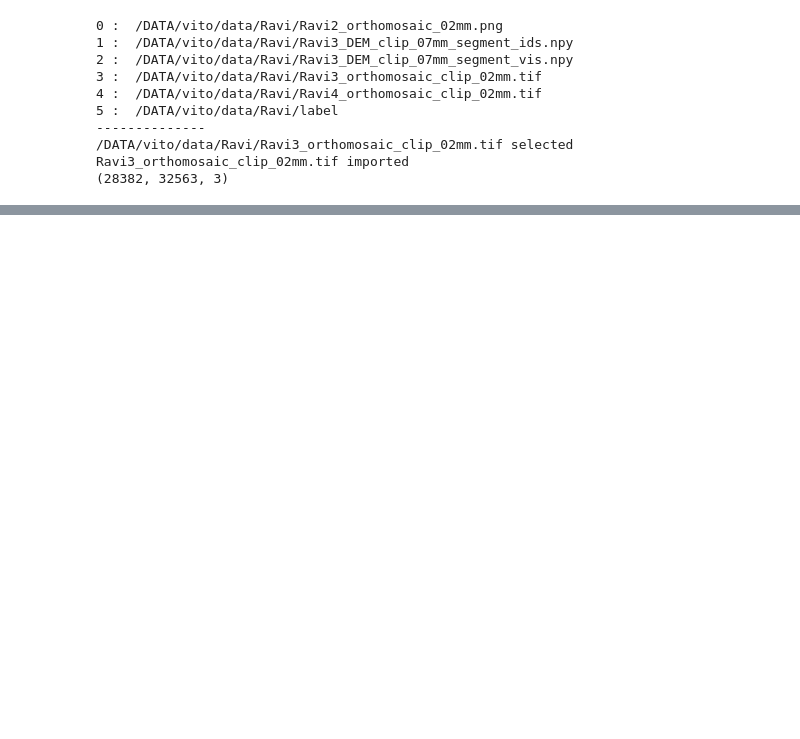
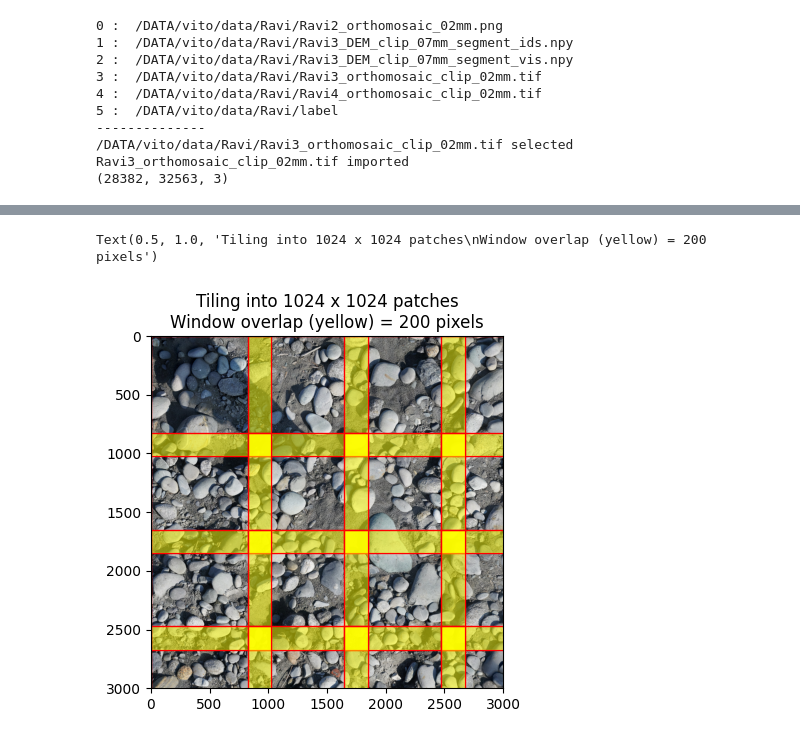
Before and after one commit to UP-RS-ESP/OrthoSAM, a Jupyter notebook: code/para_helper.ipynb, the cells around one changed output, grey strips where cells are left out. Drawn from its saved outputs; the diff is of its cells as text; code cells hidden in the pictures; blank space fills up the shorter version.

```diff
--- a/code/para_helper.ipynb
+++ b/code/para_helper.ipynb
@@ -74,0 +81,10 @@ fnc.plot_grid_in_patches(prep_image[:1000,:1000], (crop_size,crop_size), overlap
+# %%
+crop_size = 1024
+overlap = 200
+plt.figure(figsize=(10,8))
+plt.subplot(1,2,1)
+fnc.plot_tiling_with_overlap(prep_image, (crop_size,crop_size), overlap)
+plt.title('Tiling into 1024 x 1024 patches\nWindow overlap (yellow) = 200 pixels')
+# %% [output]
+Text(0.5, 1.0, 'Tiling into 1024 x 1024 patches\nWindow overlap (yellow) = 200 pixels')
+[figure, added]
```
Also changed, not shown: parts of 15 cells of this notebook, 39 other files.
